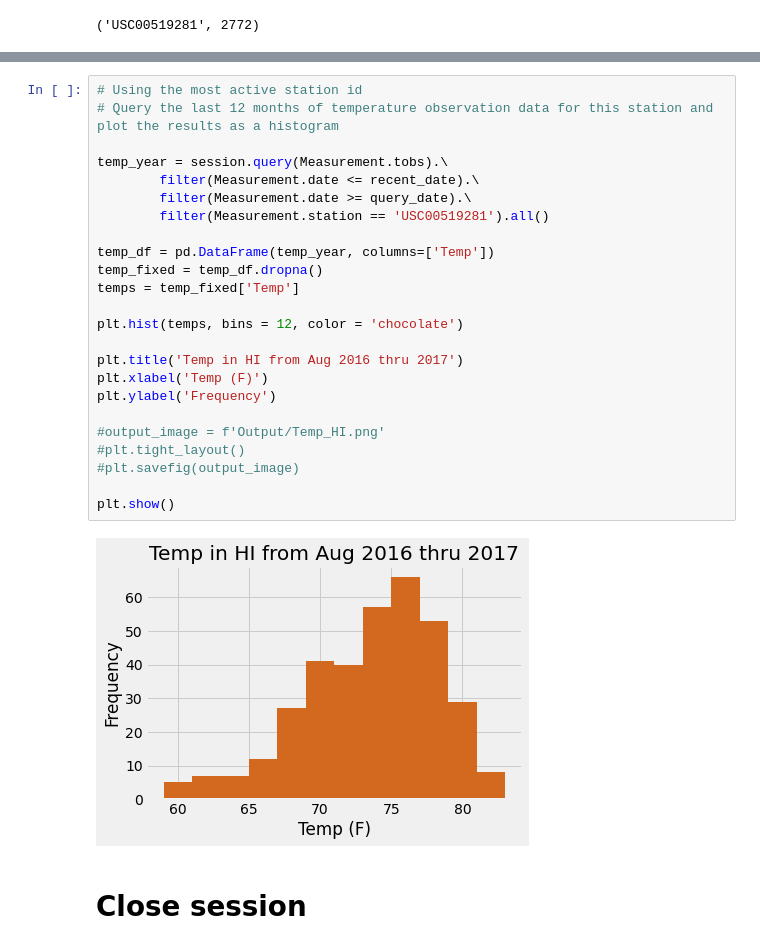
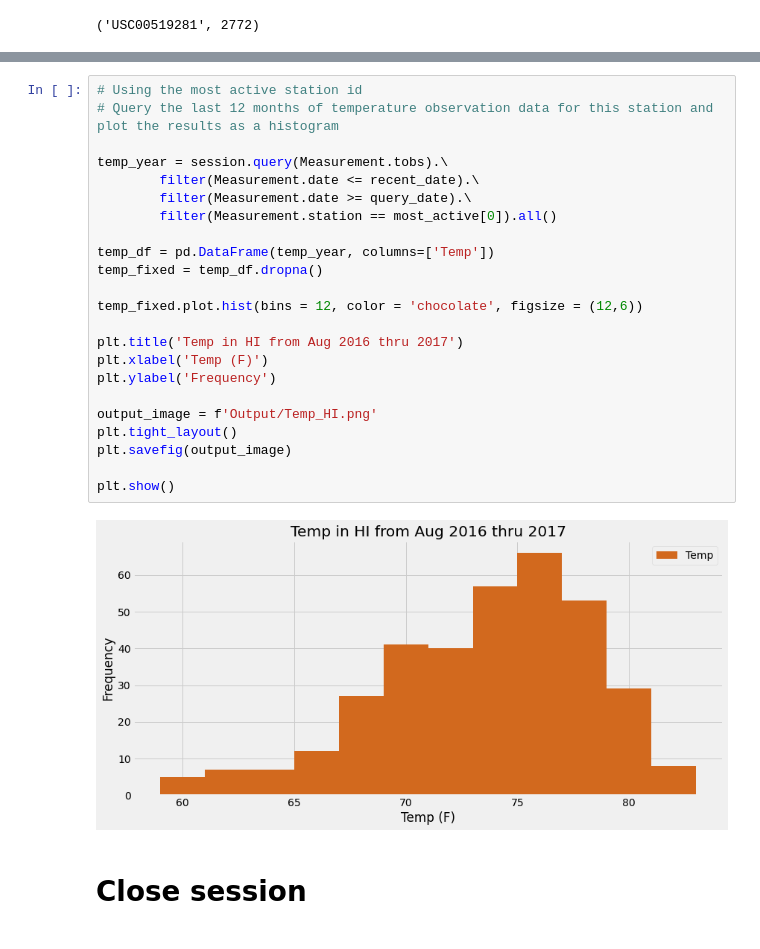
Before and after one commit to pspitzer86/SQLAlchemy-Challenge, a Jupyter notebook: WeatherPy2.ipynb, the cells around one changed output, grey strips where cells are left out. Cells and saved outputs as stored; diff of their text form.

```diff
--- a/WeatherPy2.ipynb
+++ b/WeatherPy2.ipynb
@@ -160,29 +167,28 @@ print(most_active_info)
 # %%
 # Using the most active station id
 # Query the last 12 months of temperature observation data for this station and plot the results as a histogram
 
 temp_year = session.query(Measurement.tobs).\
         filter(Measurement.date <= recent_date).\
         filter(Measurement.date >= query_date).\
-        filter(Measurement.station == 'USC00519281').all()
+        filter(Measurement.station == most_active[0]).all()
 
 temp_df = pd.DataFrame(temp_year, columns=['Temp'])
 temp_fixed = temp_df.dropna()
-temps = temp_fixed['Temp']
 
-plt.hist(temps, bins = 12, color = 'chocolate')
+temp_fixed.plot.hist(bins = 12, color = 'chocolate', figsize = (12,6))
 
 plt.title('Temp in HI from Aug 2016 thru 2017')
 plt.xlabel('Temp (F)')
 plt.ylabel('Frequency')
 
-#output_image = f'Output/Temp_HI.png'
-#plt.tight_layout()
-#plt.savefig(output_image)
+output_image = f'Output/Temp_HI.png'
+plt.tight_layout()
+plt.savefig(output_image)
 
 plt.show()
 # %% [output]
-[figure, old version]
+[figure, new version]
 # %% [markdown]
 # Close session
 # %%
```
Also changed, not shown: parts of 2 cells of this notebook, 1 other file.
